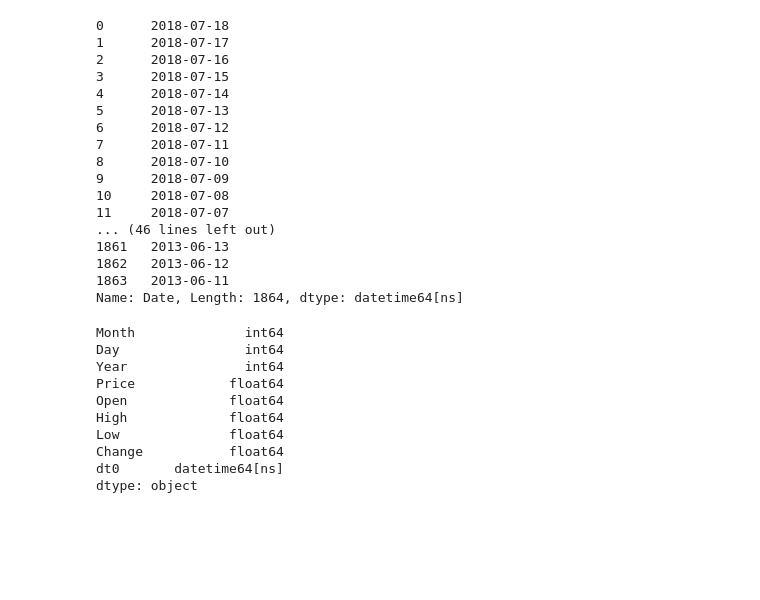
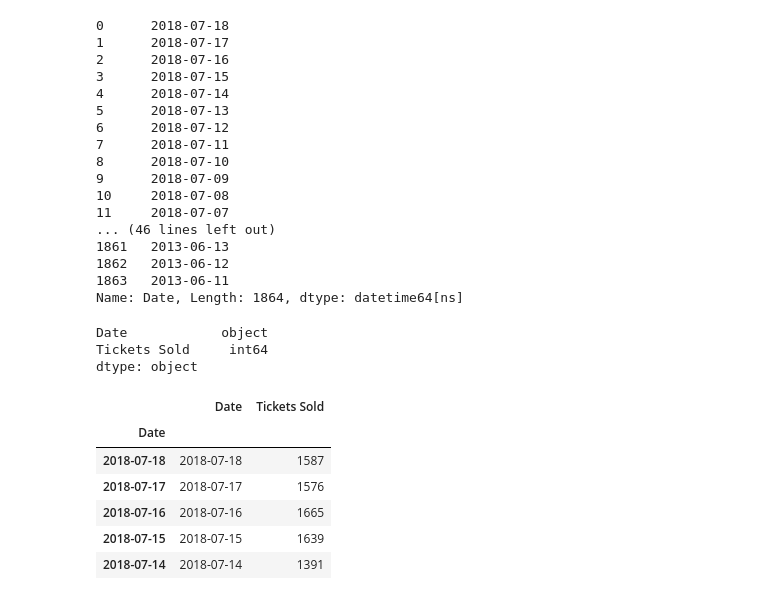
Before and after one commit to eepgwde/ldr, a Jupyter notebook: proto.ipynb, the cells around one changed output. Cells and saved outputs as stored; diff of their text form; code cells hidden in the pictures; blank space fills up the shorter version.

Commit message:
index

```diff
--- a/proto.ipynb
+++ b/proto.ipynb
@@ -124,16 +162,19 @@ pd.to_datetime(filter1._data.Date)
 1863   2013-06-11
 Name: Date, Length: 1864, dtype: datetime64[ns]
 # %%
-filter0._data['dt0'] = filter0.series("datetime")
-filter0._data.dtypes
+filter1.series("datetime", index=True)
+filter1._data.dtypes
 # %% [output]
-Month              int64
-Day                int64
-Year               int64
-Price            float64
-Open             float64
-High             float64
-Low              float64
-Change           float64
-dt0       datetime64[ns]
+Date            object
+Tickets Sold     int64
 dtype: object
+# %%
+filter1._data.head()
+# %% [output]
+|  | Date | Tickets Sold |
+| Date |  |  |
+| 2018-07-18 | 2018-07-18 | 1587 |
+| 2018-07-17 | 2018-07-17 | 1576 |
+| 2018-07-16 | 2018-07-16 | 1665 |
+| 2018-07-15 | 2018-07-15 | 1639 |
+| 2018-07-14 | 2018-07-14 | 1391 |
```
Also changed, not shown: parts of 15 cells of this notebook, 2 other files.
